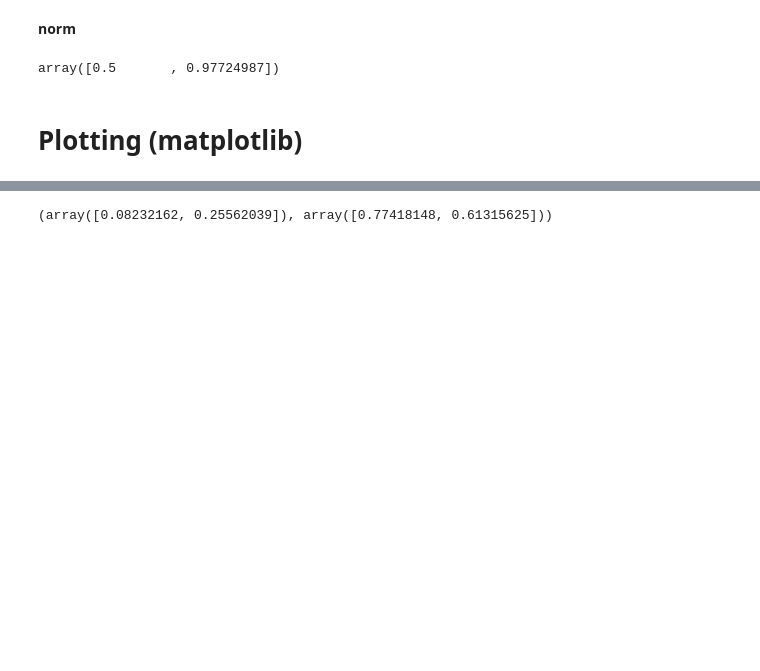
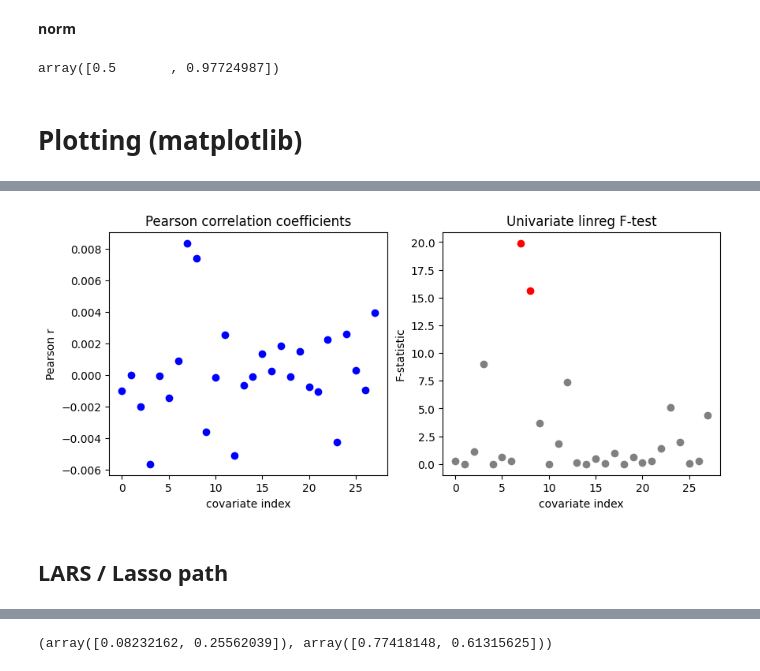
Before and after one commit to wreedpalmer/helpful_snippets, a Jupyter notebook: helpful_snippets.ipynb, the cells around one changed output, grey strips where cells are left out. Drawn from its saved outputs; the diff is of its cells as text; code cells hidden in the pictures; blank space fills up the shorter version.

```diff
--- a/helpful_snippets.ipynb
+++ b/helpful_snippets.ipynb
@@ -189,0 +219,5 @@ array([0.5       , 0.97724987])
+# %%
+sigma = 400
+X = df[Vcols].values
+y = X @ coefs + np.random.uniform(0, 1, len(df)) * np.random.normal(0, sigma, len(df))
+X_train, X_test, y_train, y_test = train_test_split(X, y, test_size=0.25, random_state=0)
@@ -189,0 +232,23 @@ array([0.5       , 0.97724987])
+# %%
+p = 28
+ftest = f_regression(X, y)
+pearson_r = r_regression(X, y)
+significance_level = .05
+corrected_level = significance_level / p
+signicance_test = ftest[1] < corrected_level
+
+_, (ax1, ax2) = plt.subplots(nrows=1,ncols=2,figsize=(10,4))
+ax1.scatter(np.arange(p), pearson_r, c='blue')
+ax1.set_ylabel('Pearson r')
+ax1.set_title('Pearson correlation coefficients')
+ax1.set_xlabel('covariate index')
+ax2.scatter(np.arange(p)[signicance_test], ftest[0][signicance_test], c='red')
+ax2.scatter(np.arange(p)[~signicance_test], ftest[0][~signicance_test], c='grey')
+ax2.set_ylabel('F-statistic')
+ax2.set_title('Univariate linreg F-test')
+ax2.set_xlabel('covariate index')
+plt.show()
+# %% [output]
+[figure, added]
+# %% [markdown]
+## LARS / Lasso path
```
Also changed, not shown: parts of 22 cells of this notebook.
